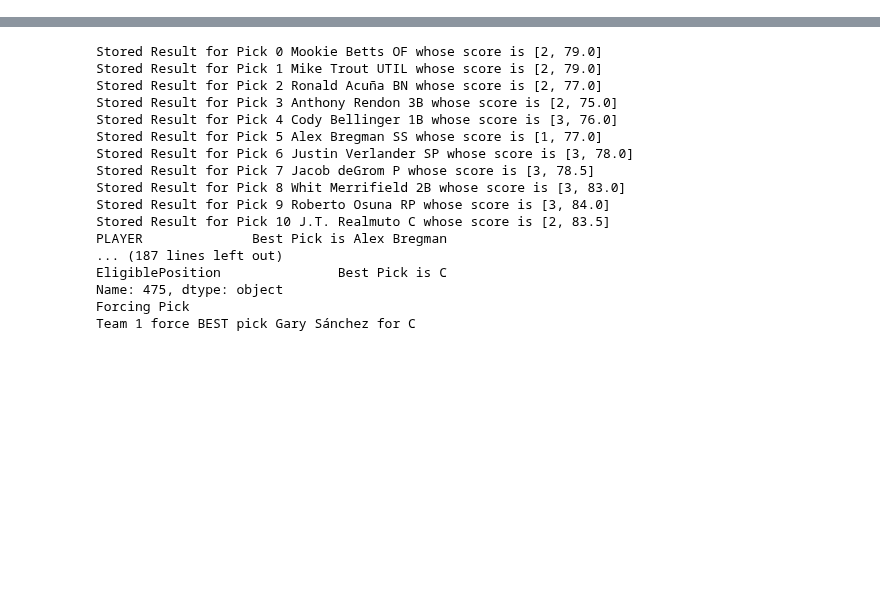
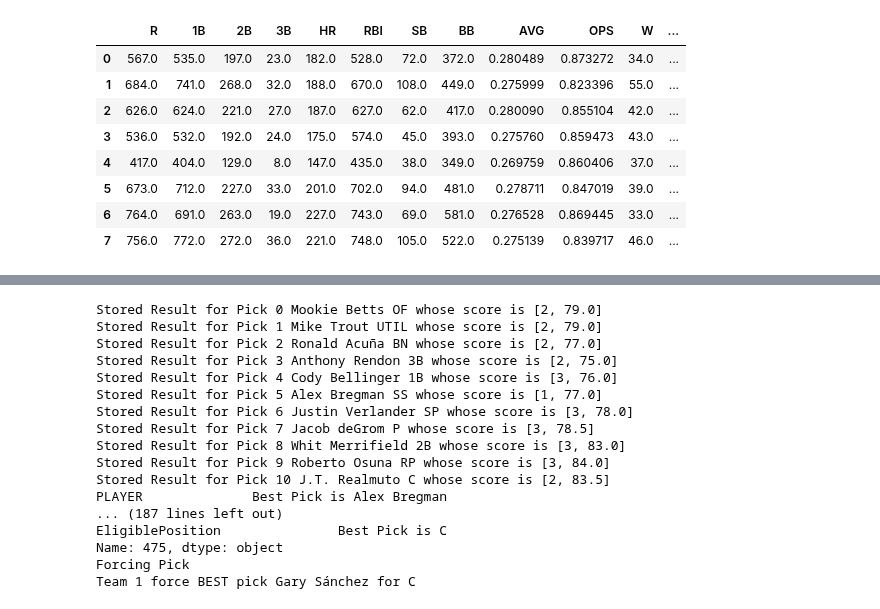
Before and after one commit to wrapgenius/GameDay2020, a Jupyter notebook: GameDay_Notebook.ipynb, the cells around one changed output, grey strips where cells are left out. Saved outputs shown, nothing was run; the diff lists cells and outputs as text; code cells hidden in the pictures; blank space fills up the shorter version.

```diff
--- a/GameDay_Notebook.ipynb
+++ b/GameDay_Notebook.ipynb
@@ -18,3 +507,3 @@ player_ranking_steam = Projection(path_data=path_data,year=year,model='Steamer')
 # %%
-zipsM= Draft(player_ranking_zips, number_teams = 5, roster_spots = {'C':1,'1B':1,'2B':1, '3B':1,'SS':1,'OF':2,'UTIL':1,'SP':2,'RP':2,'P':2,'BN':1})
-zipsM.draft_all()
+zipsM= Draft(player_ranking_zips, number_teams = 8, roster_spots = {'C':1,'1B':1,'2B':1, '3B':1,'SS':1,'OF':2,'UTIL':1,'SP':2,'RP':2,'P':2,'BN':1})
+zipsM.draft_all(naive_draft = True)
@@ -51,2 +525,14 @@ zipsM.roto_standings
 dtype: float64
+# %%
+zipsM.roto_team_stats
+# %% [output]
+|  | R | 1B | 2B | 3B | HR | RBI | SB | BB | AVG | OPS | W | ... |
+| 0 | 567.0 | 535.0 | 197.0 | 23.0 | 182.0 | 528.0 | 72.0 | 372.0 | 0.280489 | 0.873272 | 34.0 | ... |
+| 1 | 684.0 | 741.0 | 268.0 | 32.0 | 188.0 | 670.0 | 108.0 | 449.0 | 0.275999 | 0.823396 | 55.0 | ... |
+| 2 | 626.0 | 624.0 | 221.0 | 27.0 | 187.0 | 627.0 | 62.0 | 417.0 | 0.280090 | 0.855104 | 42.0 | ... |
+| 3 | 536.0 | 532.0 | 192.0 | 24.0 | 175.0 | 574.0 | 45.0 | 393.0 | 0.275760 | 0.859473 | 43.0 | ... |
+| 4 | 417.0 | 404.0 | 129.0 | 8.0 | 147.0 | 435.0 | 38.0 | 349.0 | 0.269759 | 0.860406 | 37.0 | ... |
+| 5 | 673.0 | 712.0 | 227.0 | 33.0 | 201.0 | 702.0 | 94.0 | 481.0 | 0.278711 | 0.847019 | 39.0 | ... |
+| 6 | 764.0 | 691.0 | 263.0 | 19.0 | 227.0 | 743.0 | 69.0 | 581.0 | 0.276528 | 0.869445 | 33.0 | ... |
+| 7 | 756.0 | 772.0 | 272.0 | 36.0 | 221.0 | 748.0 | 105.0 | 522.0 | 0.275139 | 0.839717 | 46.0 | ... |
 # %%
```
Also changed, not shown: parts of 21 cells of this notebook, 1 other file.
